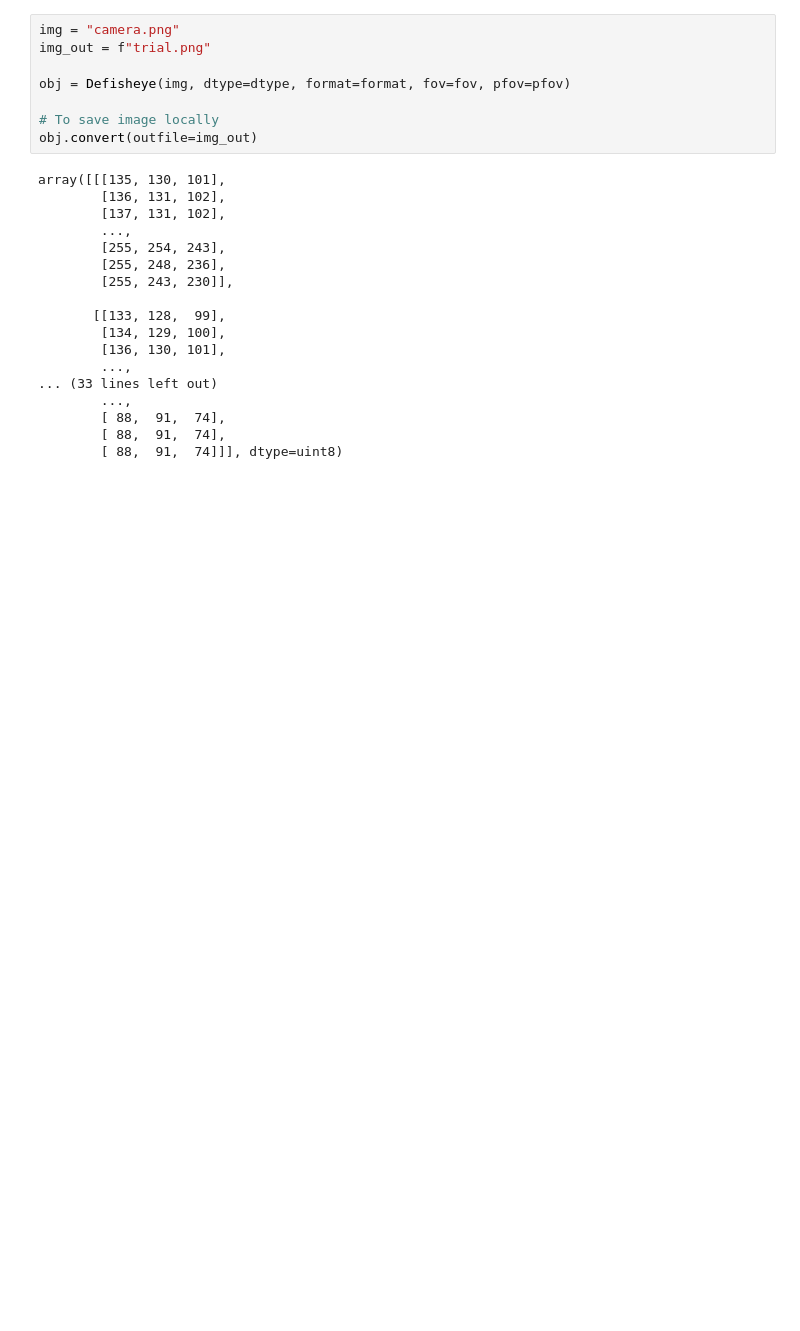
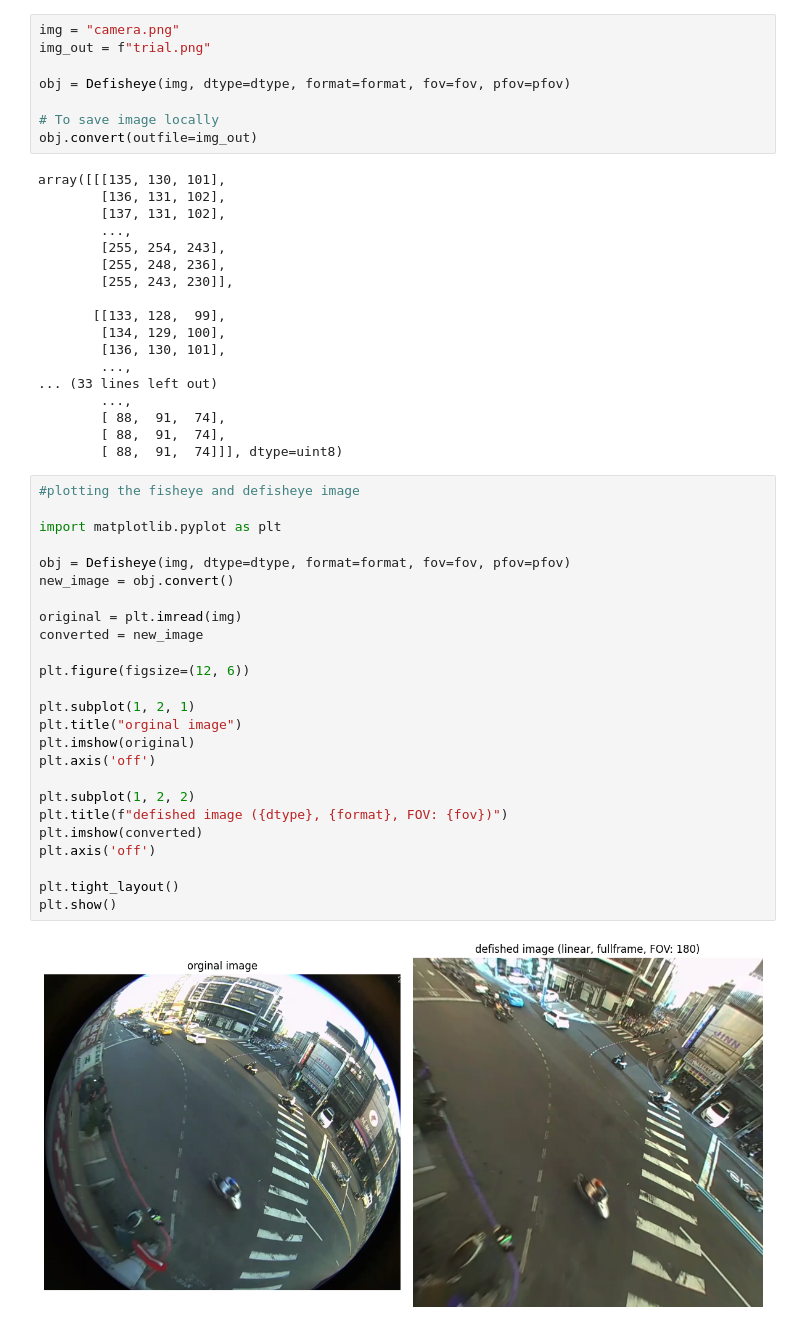
Before and after one commit to future-gadget-labs/aicitychallenge1, a Jupyter notebook: de-fisheye.ipynb, the cells around one changed output. Cells and saved outputs as stored; diff of their text form; blank space fills up the shorter version.

Commit message:
plotting comparision between fisheye and defisheye commit

```diff
--- a/de-fisheye.ipynb
+++ b/de-fisheye.ipynb
@@ -33,3 +33,30 @@ array([[[135, 130, 101],
         [ 88,  91,  74],
         [ 88,  91,  74],
         [ 88,  91,  74]]], dtype=uint8)
+# %%
+#plotting the fisheye and defisheye image
+
+import matplotlib.pyplot as plt
+
+obj = Defisheye(img, dtype=dtype, format=format, fov=fov, pfov=pfov)
+new_image = obj.convert()
+
+original = plt.imread(img)
+converted = new_image
+
+plt.figure(figsize=(12, 6))
+
+plt.subplot(1, 2, 1)
+plt.title("orginal image")
+plt.imshow(original)
+plt.axis('off')
+
+plt.subplot(1, 2, 2)
+plt.title(f"defished image ({dtype}, {format}, FOV: {fov})")
+plt.imshow(converted)
+plt.axis('off')
+
+plt.tight_layout()
+plt.show()
+# %% [output]
+[figure, added]
```
